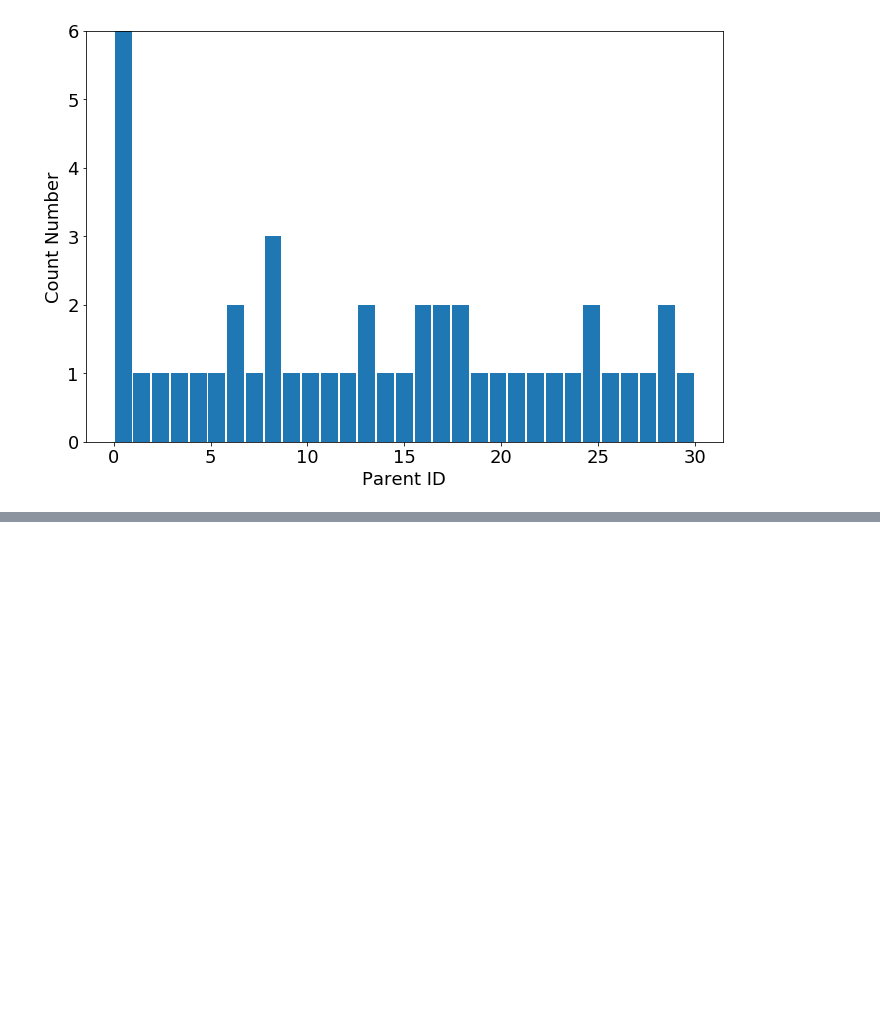
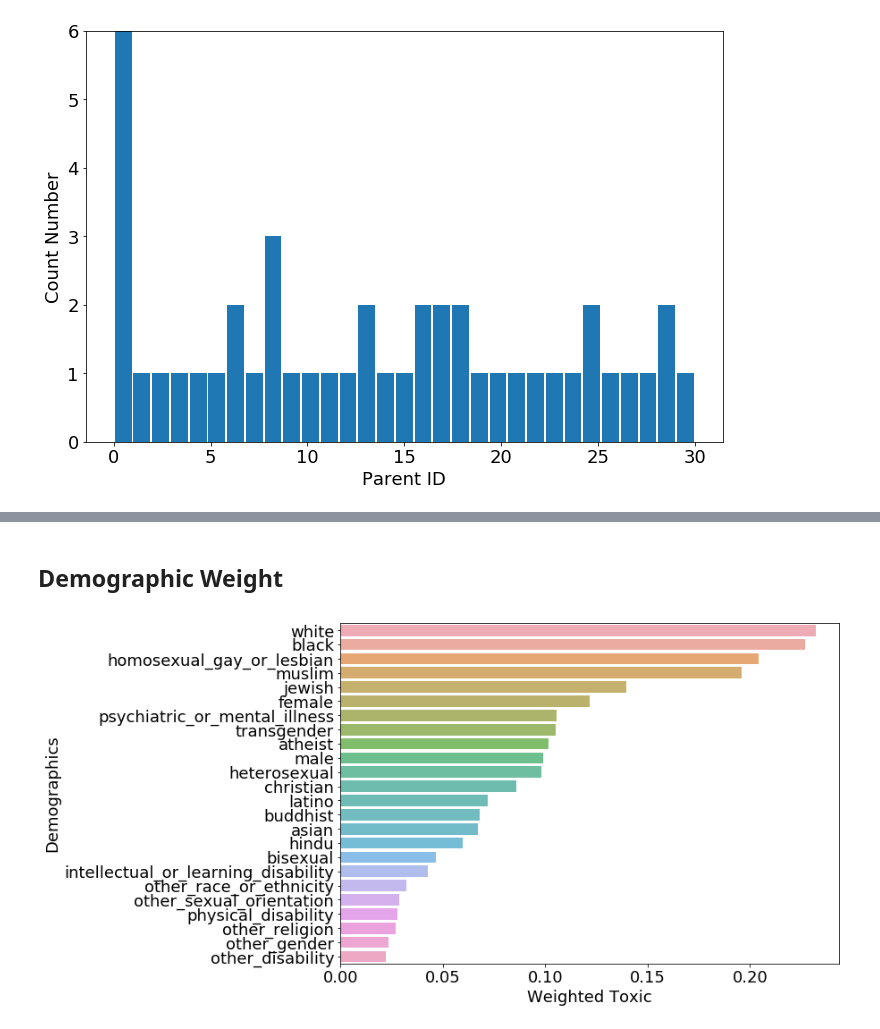
Before and after one commit to KenkenGoda/Jigsaw, a Jupyter notebook: notebook/jigsaw.ipynb, the cells around one changed output, grey strips where cells are left out. Cells and saved outputs as stored; diff of their text form; code cells hidden in the pictures; blank space fills up the shorter version.

```diff
--- a/notebook/jigsaw.ipynb
+++ b/notebook/jigsaw.ipynb
@@ -226,0 +435,6 @@ Figure(nrows=100).parent_histogram()
+# %% [markdown]
+## Demographic Weight
+# %%
+Figure(nrows=None).demographic_weight()
+# %% [output]
+[figure, added]
```
Also changed, not shown: parts of 26 cells of this notebook.
